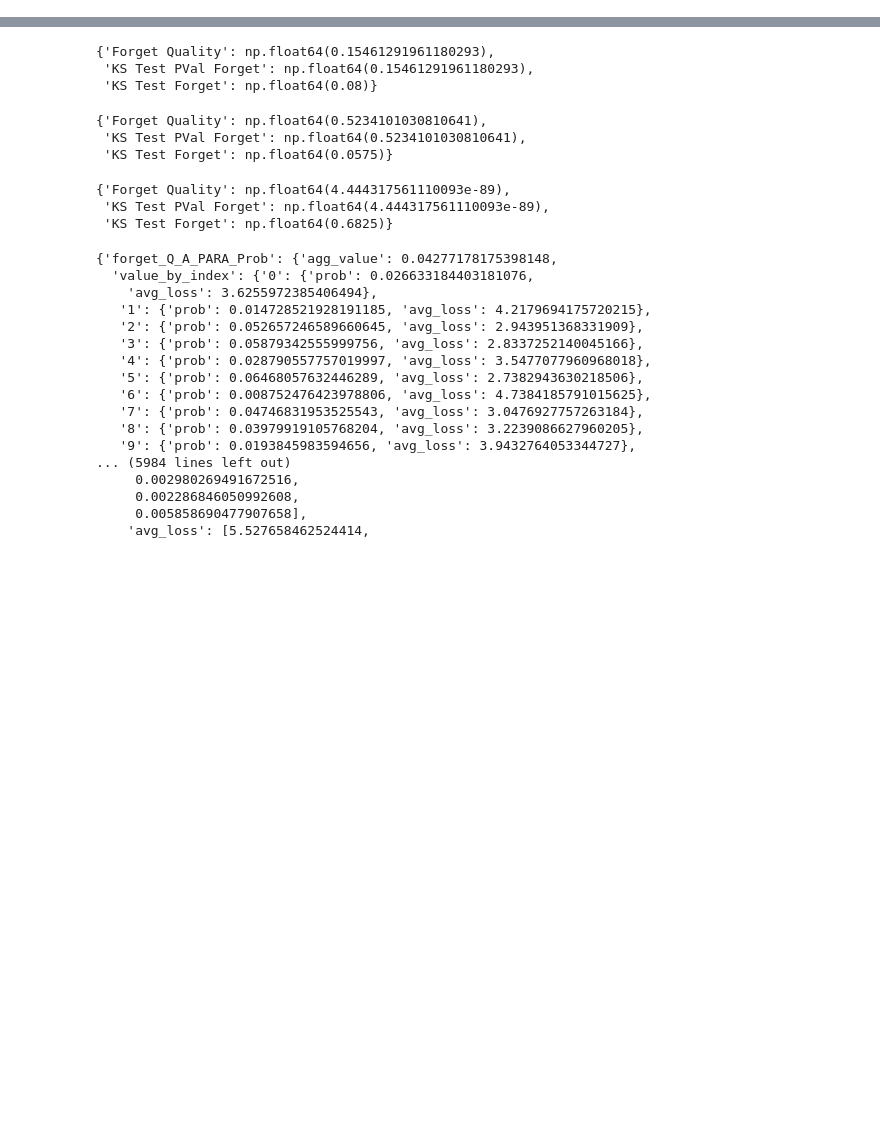
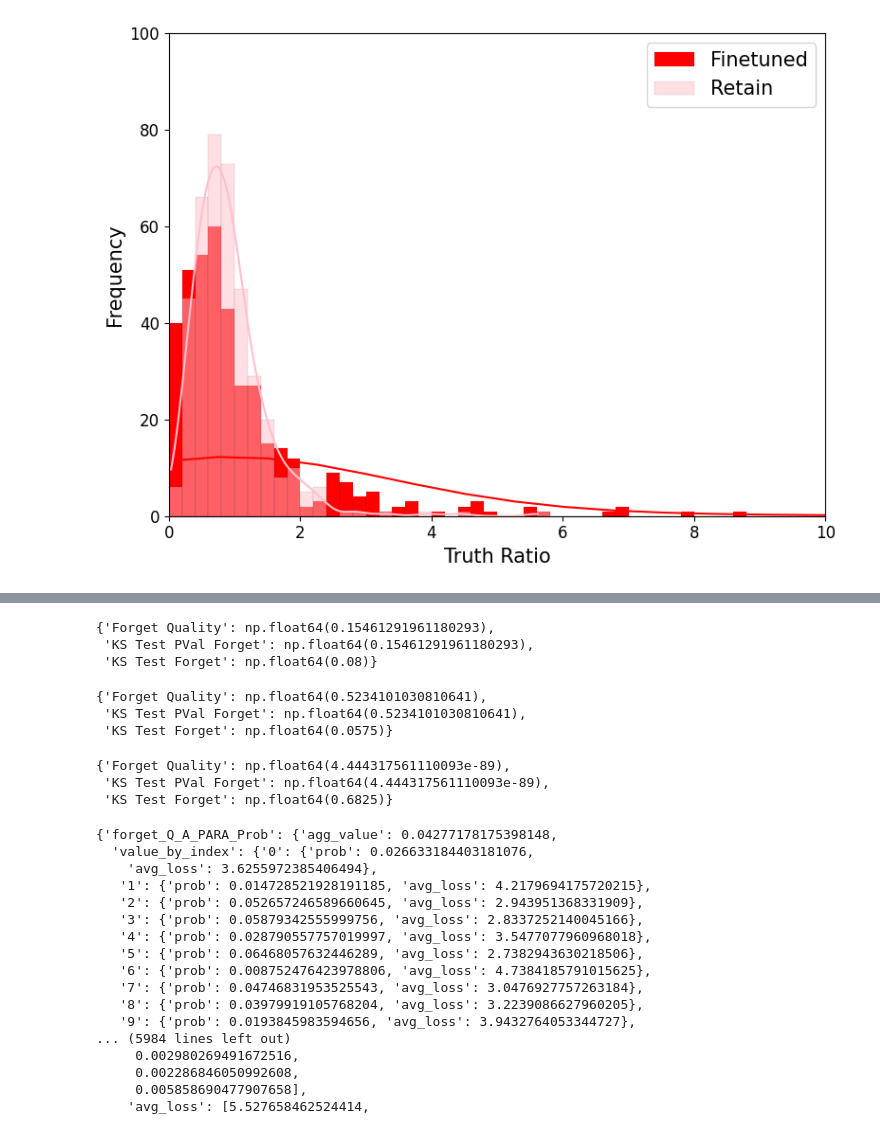
Before and after one commit to Dornavineeth/UnlearningFactory, a Jupyter notebook: notebooks/Analysis.ipynb, the cells around one changed output, grey strips where cells are left out. Cells and saved outputs as stored; diff of their text form; code cells hidden in the pictures; blank space fills up the shorter version.

```diff
--- a/notebooks/Analysis.ipynb
+++ b/notebooks/Analysis.ipynb
@@ -299,0 +384,16 @@ visualize_decision_and_score_with_numbers(agnostic_dct, familiar_dct)
+# %%
+# results1 = [x["truth_ratio"] for _, x in FAMILIAR_POOL.elements["NPO_pert+retain"].results['forget_truth_ratio']["value_by_index"].items()]
+# results2 = [x["truth_ratio"] for _, x in AGNOSTIC_POOL.elements["lr5e-5_retain90"].results['forget_truth_ratio']["value_by_index"].items()]
+
+results1 = [x["truth_ratio"] for _, x in FAMILIAR_POOL.elements["NPO_pert+retain"].results['forget_truth_ratio']["value_by_index"].items()]
+# results2 = [x["truth_ratio"] for _, x in AGNOSTIC_POOL.elements["lr5e-5_retain90"].results['forget_truth_ratio']["value_by_index"].items()]
+results2 = [x["truth_ratio"] for _, x in AGNOSTIC_POOL.elements["lr5e-5_retain90_epoch5"].results['forget_truth_ratio']["value_by_index"].items()]
+
+
+# results1 = [x["truth_ratio"] for _, x in FAMILIAR_POOL.elements["GradDesc_IDK+Retain"].results['forget_truth_ratio']["value_by_index"].items()]
+# results2 = [x["truth_ratio"] for _, x in AGNOSTIC_POOL.elements["lr5e-5_retain90_epoch5"].results['forget_truth_ratio']["value_by_index"].items()]
+
+hist_args = {'kde': True}
+plot_truth_ratio_histogram(results1, results2, hist_args=hist_args)
+# %% [output]
+[figure, added]
```
Also changed, not shown: parts of 9 cells of this notebook, 5 other files.
